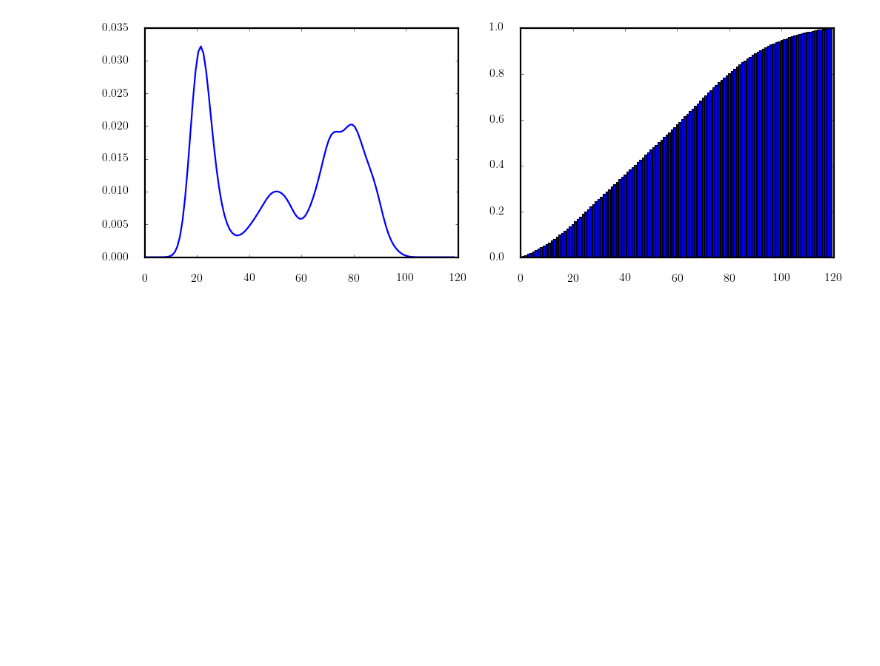
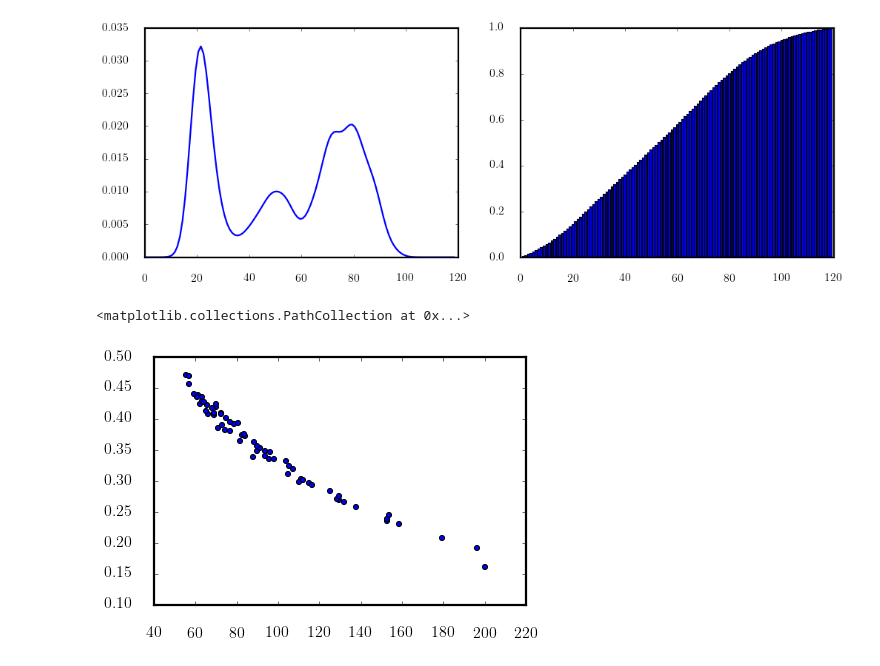
Before and after one commit to enucatl-phd/machine-learning-aging-brains, a Jupyter notebook: local_postprocessing/show_dataset.ipynb, the cells around one changed output. Saved outputs shown, nothing was run; the diff lists cells and outputs as text; code cells hidden in the pictures; blank space fills up the shorter version.

```diff
--- a/local_postprocessing/show_dataset.ipynb
+++ b/local_postprocessing/show_dataset.ipynb
@@ -252,3 +258,10 @@ probability_density(98, 121, 88, 700);
 # %% [output]
 [figure]
 [figure]
+# %%
+a = np.genfromtxt("table.csv")
+plt.figure()
+plt.scatter(a[:, 1], a[:, 2])
+# %% [output]
+<matplotlib.collections.PathCollection at 0x...>
+[figure, added]
```
Also changed, not shown: parts of 3 cells of this notebook, 4 other files.
